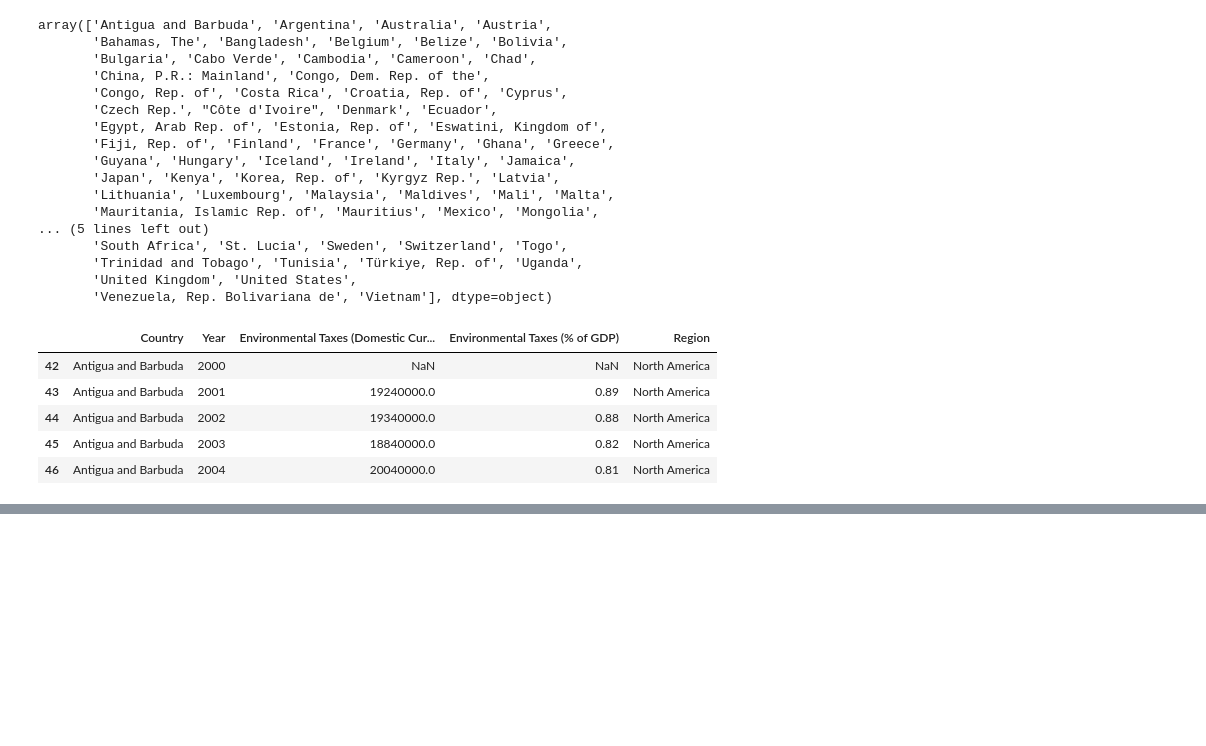
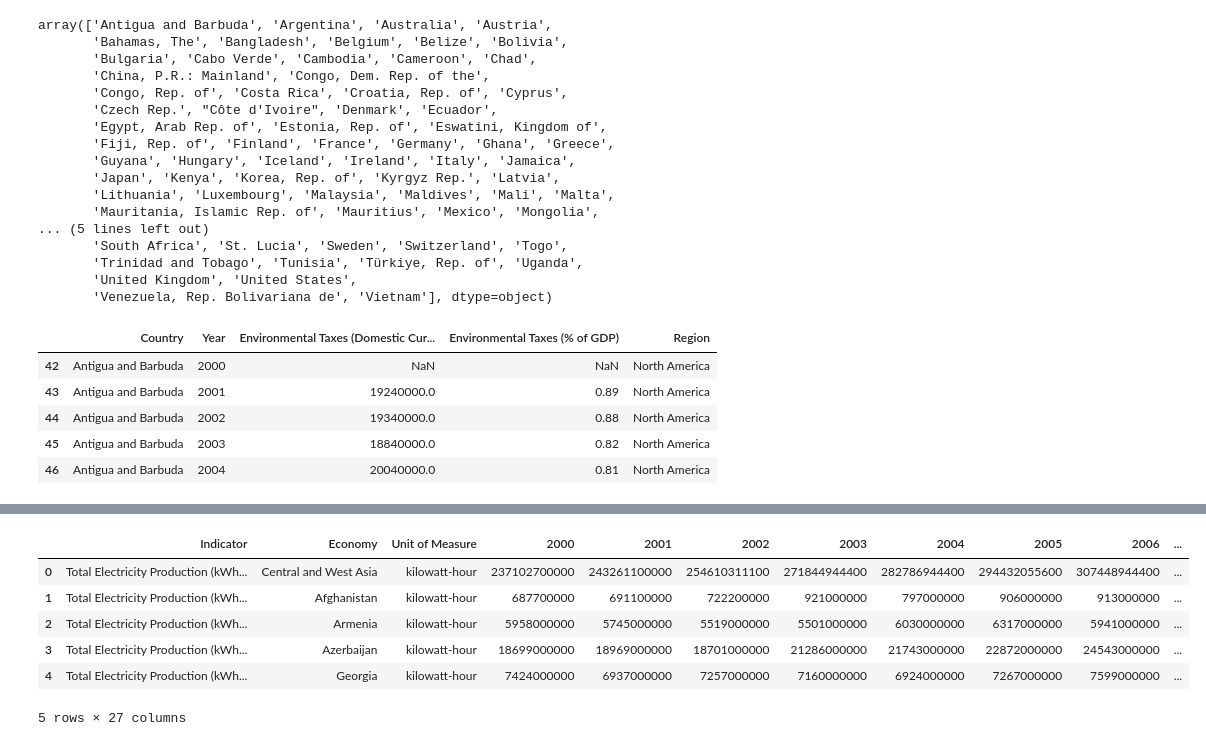
Before and after one commit to giakhang1906/Economic-Capstone, a Jupyter notebook: Data_Processing.ipynb, the cells around one changed output, grey strips where cells are left out. Saved outputs shown, nothing was run; the diff lists cells and outputs as text; code cells hidden in the pictures; blank space fills up the shorter version.

```diff
--- a/Data_Processing.ipynb
+++ b/Data_Processing.ipynb
@@ -235,0 +563,10 @@ df_main.head()
+# %%
+total_elec_production.head()
+# %% [output]
+|  | Indicator | Economy | Unit of Measure | 2000 | 2001 | 2002 | 2003 | 2004 | 2005 | 2006 | ... |
+| 0 | Total Electricity Production (kWh... | Central and West Asia | kilowatt-hour | 237102700000 | 243261100000 | 254610311100 | 271844944400 | 282786944400 | 294432055600 | 307448944400 | ... |
+| 1 | Total Electricity Production (kWh... | Afghanistan | kilowatt-hour | 687700000 | 691100000 | 722200000 | 921000000 | 797000000 | 906000000 | 913000000 | ... |
+| 2 | Total Electricity Production (kWh... | Armenia | kilowatt-hour | 5958000000 | 5745000000 | 5519000000 | 5501000000 | 6030000000 | 6317000000 | 5941000000 | ... |
+| 3 | Total Electricity Production (kWh... | Azerbaijan | kilowatt-hour | 18699000000 | 18969000000 | 18701000000 | 21286000000 | 21743000000 | 22872000000 | 24543000000 | ... |
+| 4 | Total Electricity Production (kWh... | Georgia | kilowatt-hour | 7424000000 | 6937000000 | 7257000000 | 7160000000 | 6924000000 | 7267000000 | 7599000000 | ... |
+5 rows × 27 columns
```
Also changed, not shown: parts of 18 cells of this notebook.
